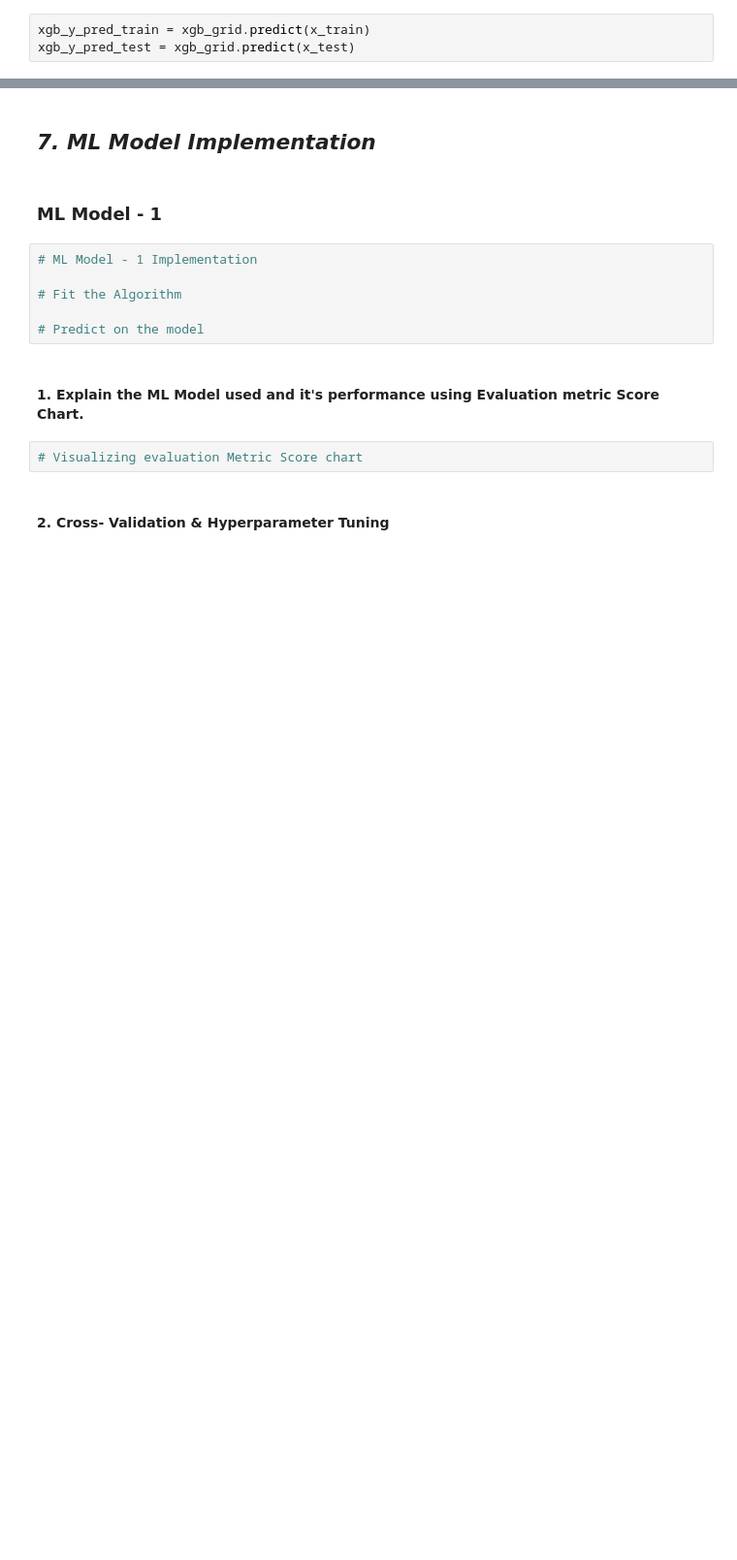
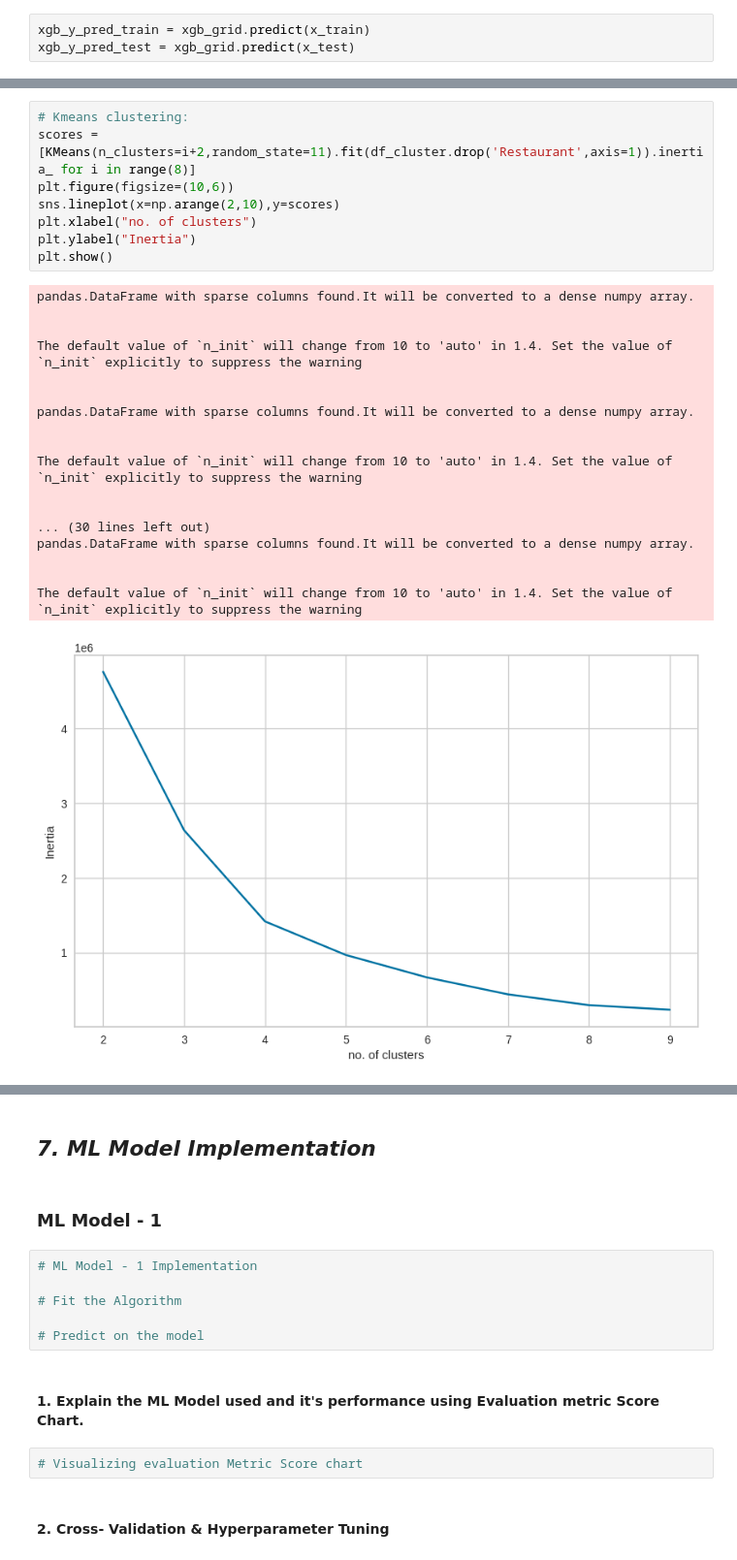
Before and after one commit to adityapatil4141/Zomato-restaurant-clustering-and-sentiment-analysis, a Jupyter notebook: ZOMATO_RESTAURANT_CLUSTERING_AND_SENTIMENT_ANALYSIS.ipynb, the cells around one changed output, grey strips where cells are left out. Shown at 97% size. Drawn from its saved outputs; the diff is of its cells as text; blank space fills up the shorter version.

```diff
--- a/ZOMATO_RESTAURANT_CLUSTERING_AND_SENTIMENT_ANALYSIS.ipynb
+++ b/ZOMATO_RESTAURANT_CLUSTERING_AND_SENTIMENT_ANALYSIS.ipynb
@@ -1158,0 +1356,27 @@ weighted avg       0.96      0.95      0.96      2489
+# %%
+# Kmeans clustering:
+scores = [KMeans(n_clusters=i+2,random_state=11).fit(df_cluster.drop('Restaurant',axis=1)).inertia_ for i in range(8)]
+plt.figure(figsize=(10,6))
+sns.lineplot(x=np.arange(2,10),y=scores)
+plt.xlabel("no. of clusters")
+plt.ylabel("Inertia")
+plt.show()
+# %% [output]
+pandas.DataFrame with sparse columns found.It will be converted to a dense numpy array.
+
+
+The default value of `n_init` will change from 10 to 'auto' in 1.4. Set the value of `n_init` explicitly to suppress the warning
+
+
+pandas.DataFrame with sparse columns found.It will be converted to a dense numpy array.
+
+
+The default value of `n_init` will change from 10 to 'auto' in 1.4. Set the value of `n_init` explicitly to suppress the warning
+
+
+... (30 lines left out)
+pandas.DataFrame with sparse columns found.It will be converted to a dense numpy array.
+
+
+The default value of `n_init` will change from 10 to 'auto' in 1.4. Set the value of `n_init` explicitly to suppress the warning
+[figure, added]
```
Also changed, not shown: parts of 61 cells of this notebook.
